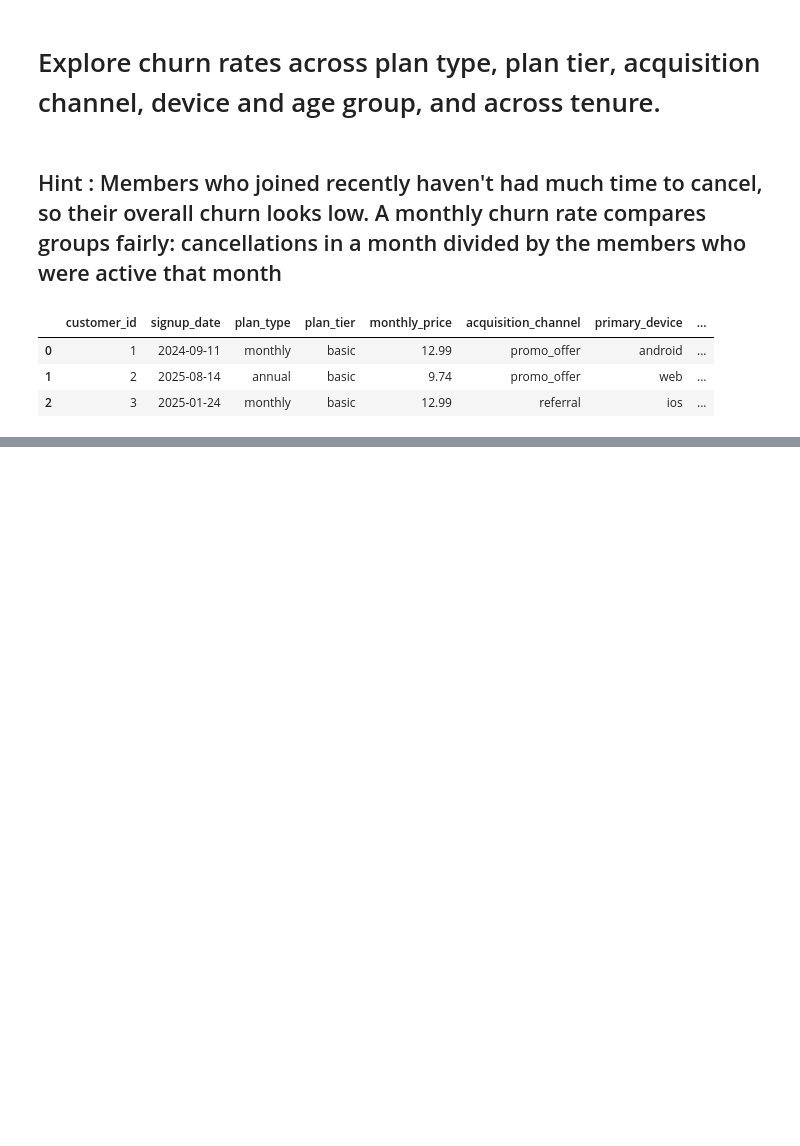
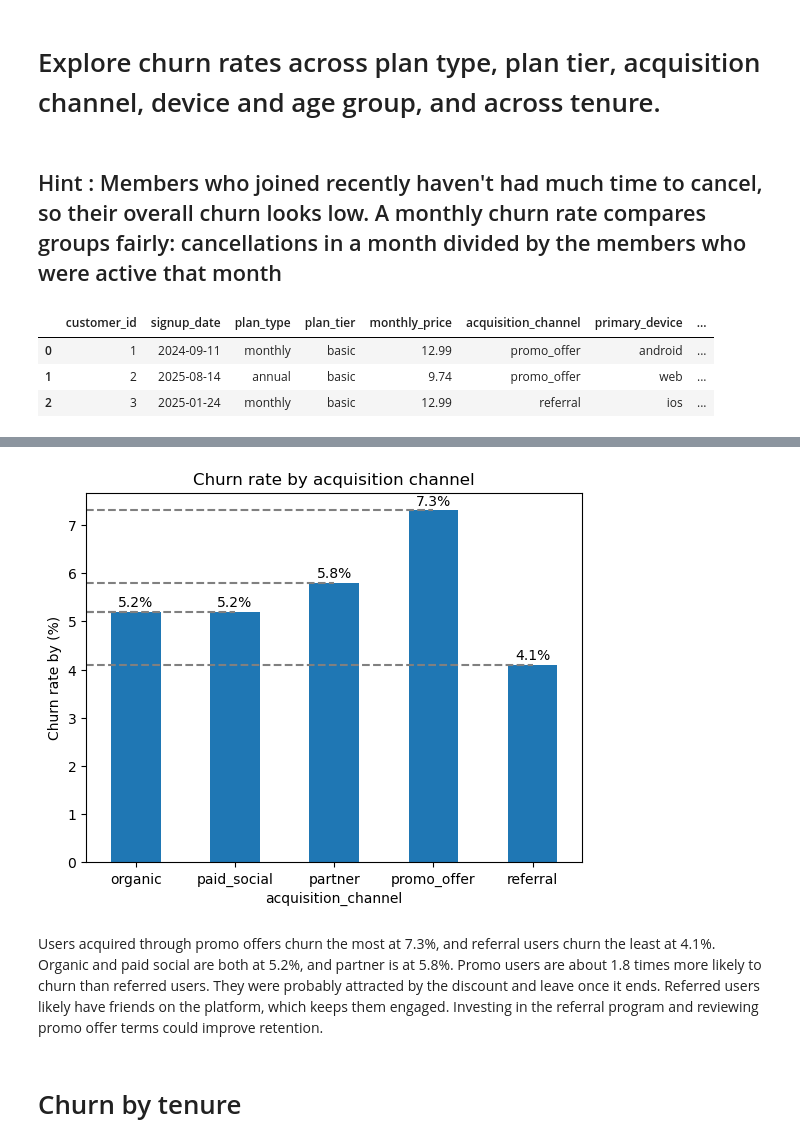
Before and after one commit to karanmagar921/Peloton_churn_analysis, a Jupyter notebook: evaluation.ipynb, the cells around one changed output, grey strips where cells are left out. Drawn from its saved outputs; the diff is of its cells as text; code cells hidden in the pictures; blank space fills up the shorter version.

```diff
--- a/evaluation.ipynb
+++ b/evaluation.ipynb
@@ -299,0 +265,3 @@ df1
+# %%
+acquisition_channel_churn = (df.groupby('acquisition_channel')['cancelled'].mean() * 100).round(1)
+acquisition_channel_churn
@@ -299,0 +276,16 @@ df1
+# %%
+acquisition_channel_churn.plot(kind='bar')
+for i, v in enumerate(acquisition_channel_churn):
+    plt.hlines(v, xmin=-0.5, xmax=i, colors='grey', linestyles='--')
+    plt.text(i, v + 0.1, f'{v:.1f}%', ha='center')
+
+plt.title('Churn rate by acquisition channel')
+plt.ylabel('Churn rate by (%)')
+plt.xticks(rotation=0)
+plt.show()
+# %% [output]
+[figure, added]
+# %% [markdown]
+Users acquired through promo offers churn the most at 7.3%, and referral users churn the least at 4.1%. Organic and paid social are both at 5.2%, and partner is at 5.8%. Promo users are about 1.8 times more likely to churn than referred users. They were probably attracted by the discount and leave once it ends. Referred users likely have friends on the platform, which keeps them engaged. Investing in the referral program and reviewing promo offer terms could improve retention.
+# %% [markdown]
+# Churn by tenure
```
Also changed, not shown: parts of 28 cells of this notebook.
